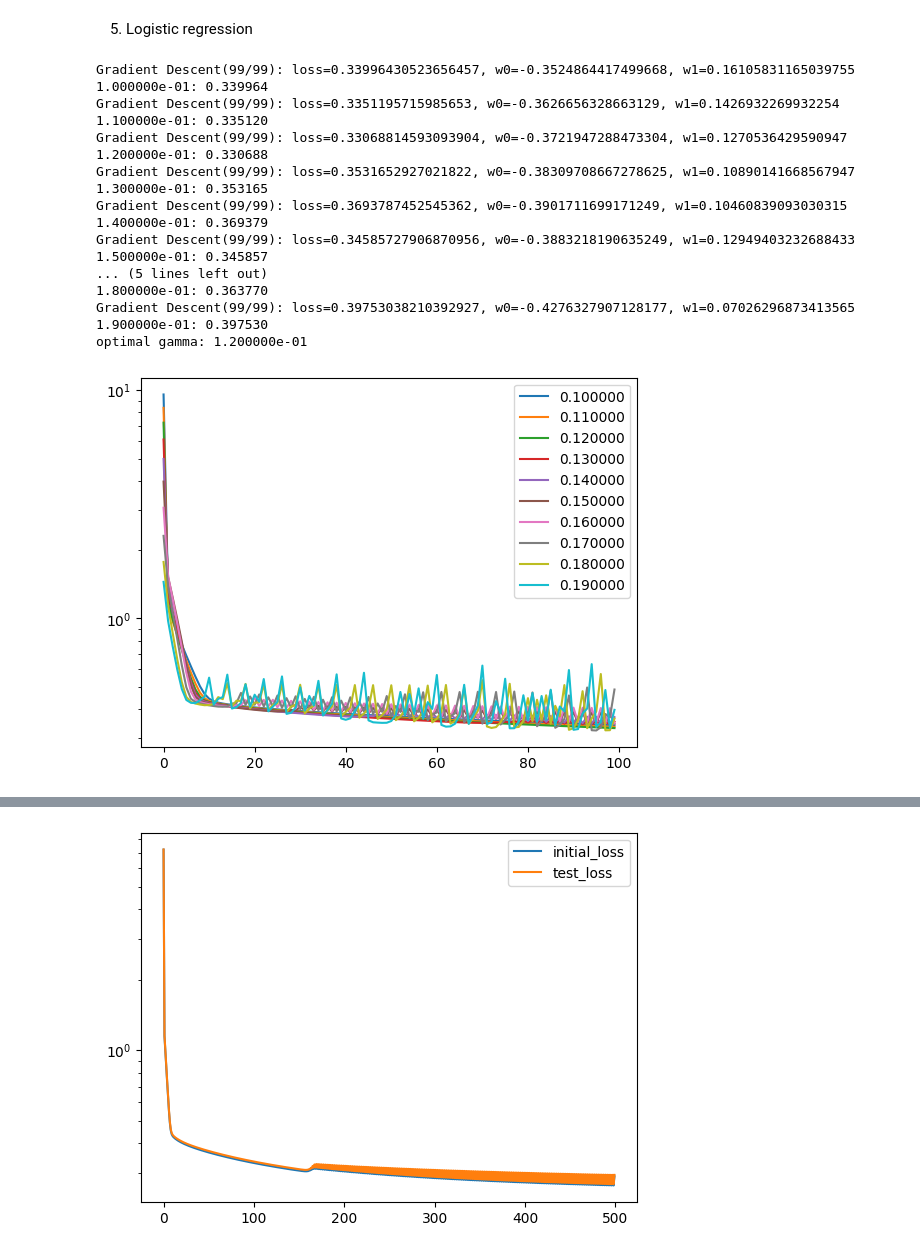
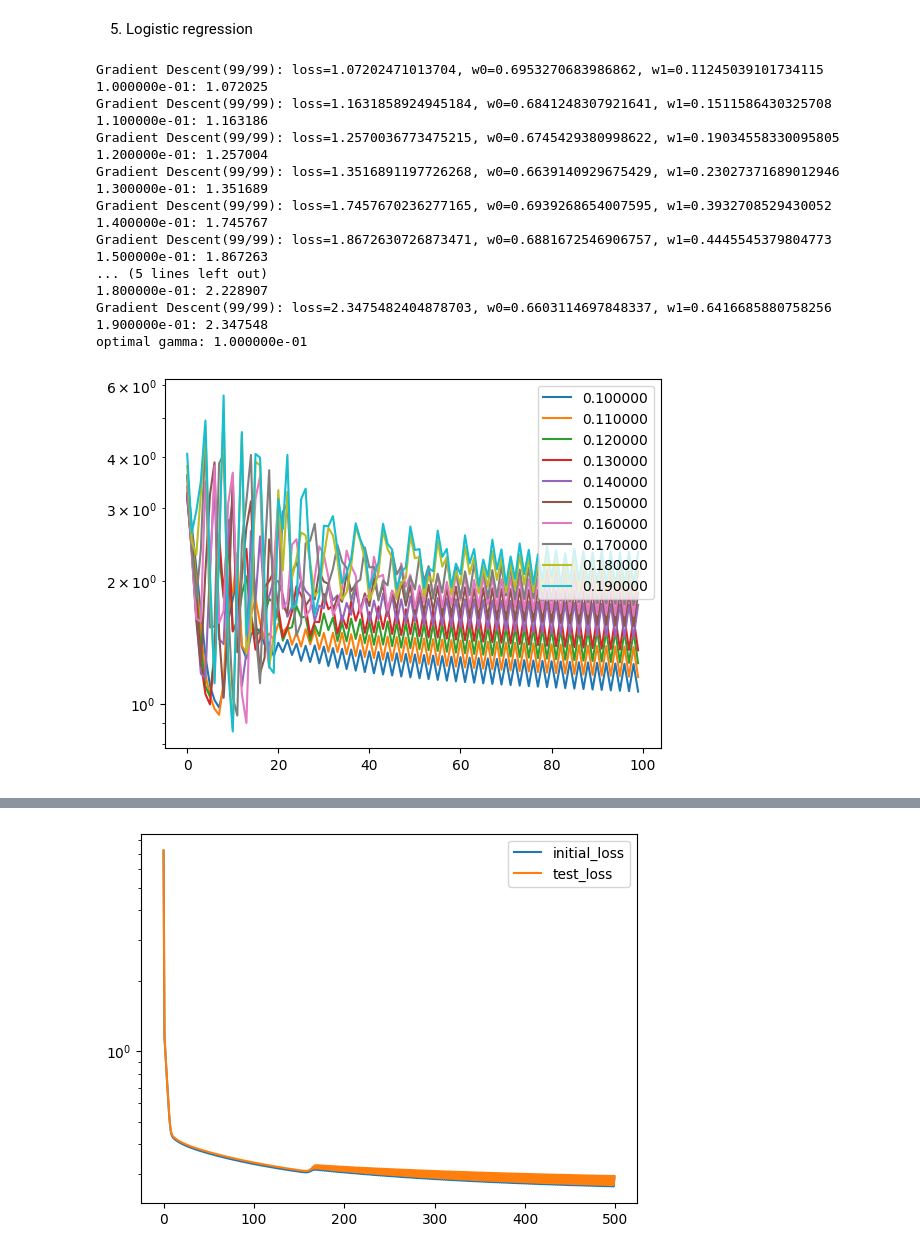
Before and after one commit to lucilemln/ML-project, a Jupyter notebook: run.ipynb, the cells around one changed output, grey strips where cells are left out. Saved outputs shown, nothing was run; the diff lists cells and outputs as text; code cells hidden in the pictures.

```diff
--- a/run.ipynb
+++ b/run.ipynb
@@ -253,7 +263,7 @@ gamma = np.arange(0.0001, 0.0015, 0.0001)
 g_opti = gamma[0]
 loss_opti = 1000
 for g in gamma:
-    w, loss = f.mean_squared_error_sgd(y_train_train, tX_train_train, initial_w, 1000, g)
+    w, loss = f.mean_squared_error_sgd(y_train_train_reduced, tX_train_train_reduced, initial_w, 1000, g)
     mean_loss = np.mean(loss[-100:])
     if mean_loss < loss_opti:
         loss_opti = mean_loss
@@ -364,7 +390,7 @@ weights =
 4. Ridge regression
 # %%
 #Try different values of gamma for gradient descent with MSE as loss function
-gamma = np.arange(5*10**(-7), 5*10**(-6), 1*10**(-7))
+gamma = np.arange(5*10**(-7), 1*10**(-6), 1*10**(-7))
 #gamma = [44,12,3, 0.1, 5*10**(-7)]
 g_opti = gamma[0]
 loss_opti = 1000
@@ -435,44 +450,58 @@ weights =
 # %% [markdown]
 5. Logistic regression
+# %%
+tX_train_neg = tX_train_train[y_train_train == -1]
+tX_train_pos = tX_train_train[y_train_train == 1]
+
+y_train_neg = y_train_train[y_train_train == -1]
+y_train_pos = y_train_train[y_train_train == 1]
+
+tX_train_neg_red = tX_train_neg[:int(len(tX_train_pos)*2),:]
+y_train_neg_red = y_train_neg[:int(len(tX_train_pos)*2)]
+
+tX_train_train_reduced = np.concatenate((tX_train_neg_red, tX_train_pos))
+y_train_train_reduced = np.concatenate((y_train_neg_red, y_train_pos))
 # %%
 y_train_processed_logreg = np.where(y_train == 1, 1, 0)
-y_train_train_lg = np.where(y_train_train == 1, 1, 0)
+y_train_train_lg = np.where(y_train_train_reduced == 1, 1, 0)
 y_train_test_lg = np.where(y_train_test == 1, 1, 0)
 initial_w = [random.choice([1, 0]) for i in range(len(tX_train[0]))]
+#transform initial_w as an array
+initial_w = np.array(initial_w)
 # %%
 #Try different values of gamma for gradient descent with MSE as loss function
 gamma = np.arange(10*10**(-2), 20*10**(-2), 1*10**(-2))
 #gamma = [0.00001, 0.0001, 0.001, 0.01, 0.1, 1, 10]
 g_opti = gamma[0]
 loss_opti = 1000
 for g in gamma:
-    w_logreg, loss_logreg = f.logistic_regression(y_train_train_lg, tX_train_train, initial_w, 100, g)
+    w_logreg, loss_logreg = f.logistic_regression(y_train_train_lg, tX_train_train_reduced, initial_w, 100, g)
     if np.mean(loss_logreg[-10:]) < loss_opti:
         loss_opti = np.mean(loss_logreg[-10:])
         g_opti = g
     print("%e: %f" % (g, loss_logreg[-1]))
     plt.semilogy(loss_logreg, label = "%f" % g)
 
 print("optimal gamma: %e " % g_opti)
 plt.legend()
 plt.show()
 # %% [output]
-Gradient Descent(99/99): loss=0.33996430523656457, w0=-0.3524864417499668, w1=0.16105831165039755
-1.000000e-01: 0.339964
-Gradient Descent(99/99): loss=0.3351195715985653, w0=-0.3626656328663129, w1=0.1426932269932254
-1.100000e-01: 0.335120
-Gradient Descent(99/99): loss=0.33068814593093904, w0=-0.3721947288473304, w1=0.1270536429590947
-1.200000e-01: 0.330688
-Gradient Descent(99/99): loss=0.3531652927021822, w0=-0.38309708667278625, w1=0.10890141668567947
-1.300000e-01: 0.353165
-Gradient Descent(99/99): loss=0.3693787452545362, w0=-0.3901711699171249, w1=0.10460839093030315
-1.400000e-01: 0.369379
-Gradient Descent(99/99): loss=0.34585727906870956, w0=-0.3883218190635249, w1=0.12949403232688433
-1.500000e-01: 0.345857
+Gradient Descent(99/99): loss=1.07202471013704, w0=0.6953270683986862, w1=0.11245039101734115
+1.000000e-01: 1.072025
+Gradient Descent(99/99): loss=1.1631858924945184, w0=0.6841248307921641, w1=0.1511586430325708
+1.100000e-01: 1.163186
+Gradient Descent(99/99): loss=1.2570036773475215, w0=0.6745429380998622, w1=0.19034558330095805
+1.200000e-01: 1.257004
+Gradient Descent(99/99): loss=1.3516891197726268, w0=0.6639140929675429, w1=0.23027371689012946
+1.300000e-01: 1.351689
+Gradient Descent(99/99): loss=1.7457670236277165, w0=0.6939268654007595, w1=0.3932708529430052
+1.400000e-01: 1.745767
+Gradient Descent(99/99): loss=1.8672630726873471, w0=0.6881672546906757, w1=0.4445545379804773
+1.500000e-01: 1.867263
 ... (5 lines left out)
-1.800000e-01: 0.363770
-Gradient Descent(99/99): loss=0.39753038210392927, w0=-0.4276327907128177, w1=0.07026296873413565
-1.900000e-01: 0.397530
-optimal gamma: 1.200000e-01
+1.800000e-01: 2.228907
+Gradient Descent(99/99): loss=2.3475482404878703, w0=0.6603114697848337, w1=0.6416685880758256
+1.900000e-01: 2.347548
+optimal gamma: 1.000000e-01
-[figure, old version]
+[figure, new version]
 # %%
```
Also changed, not shown: parts of 31 cells of this notebook, 1 other file.
